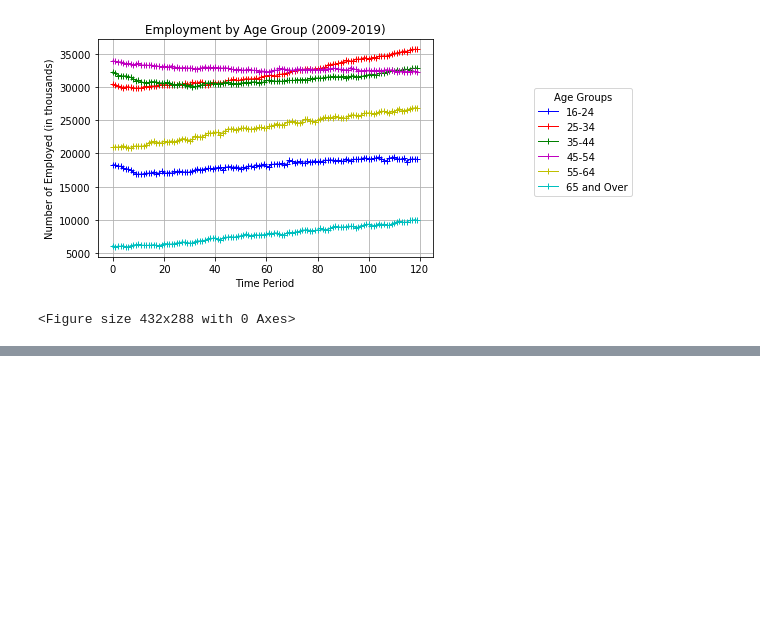
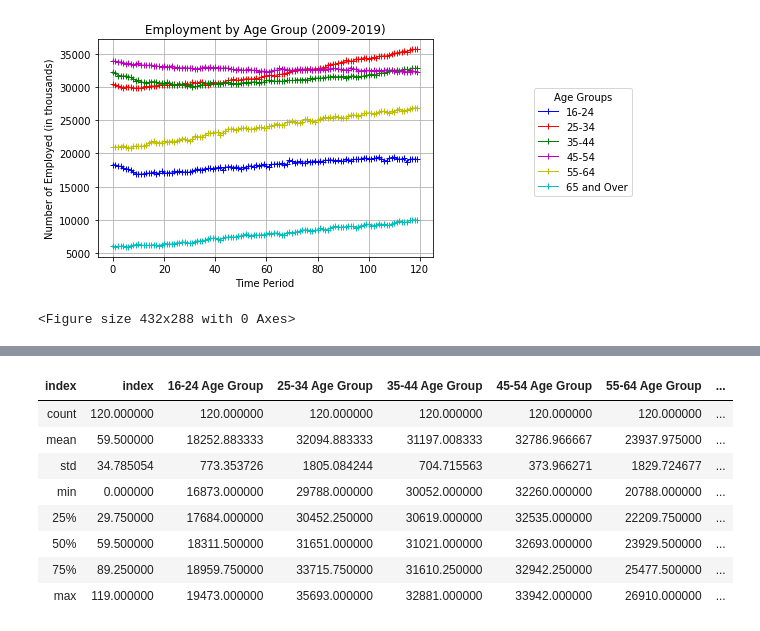
Before and after one commit to soraerae/Project-01-Employment-Data, a Jupyter notebook: jobs_age.ipynb, the cells around one changed output, grey strips where cells are left out. Cells and saved outputs as stored; diff of their text form; code cells hidden in the pictures; blank space fills up the shorter version.

```diff
--- a/jobs_age.ipynb
+++ b/jobs_age.ipynb
@@ -241,0 +239,12 @@ plt.grid()
+# %%
+job_age_df.describe()
+# %% [output]
+| index | index | 16-24 Age Group | 25-34 Age Group | 35-44 Age Group | 45-54 Age Group | 55-64 Age Group | ... |
+| count | 120.000000 | 120.000000 | 120.000000 | 120.000000 | 120.000000 | 120.000000 | ... |
+| mean | 59.500000 | 18252.883333 | 32094.883333 | 31197.008333 | 32786.966667 | 23937.975000 | ... |
+| std | 34.785054 | 773.353726 | 1805.084244 | 704.715563 | 373.966271 | 1829.724677 | ... |
+| min | 0.000000 | 16873.000000 | 29788.000000 | 30052.000000 | 32260.000000 | 20788.000000 | ... |
+| 25% | 29.750000 | 17684.000000 | 30452.250000 | 30619.000000 | 32535.000000 | 22209.750000 | ... |
+| 50% | 59.500000 | 18311.500000 | 31651.000000 | 31021.000000 | 32693.000000 | 23929.500000 | ... |
+| 75% | 89.250000 | 18959.750000 | 33715.750000 | 31610.250000 | 32942.250000 | 25477.500000 | ... |
+| max | 119.000000 | 19473.000000 | 35693.000000 | 32881.000000 | 33942.000000 | 26910.000000 | ... |
```
Also changed, not shown: parts of 5 cells of this notebook, 1 other file.
